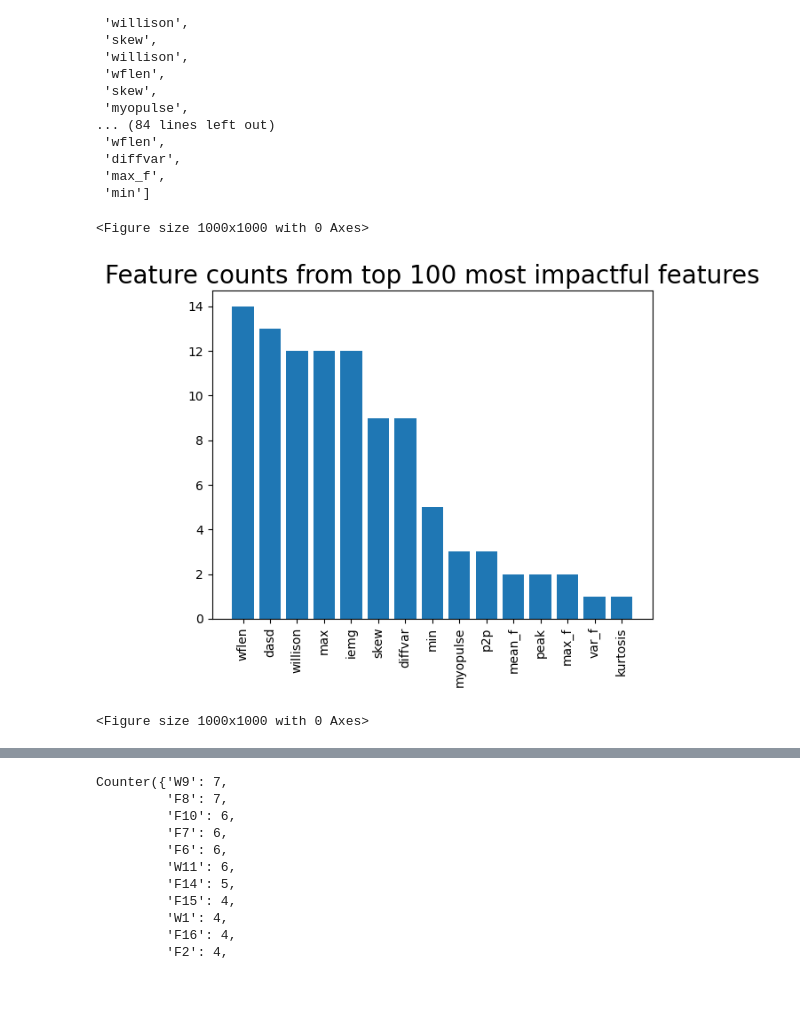
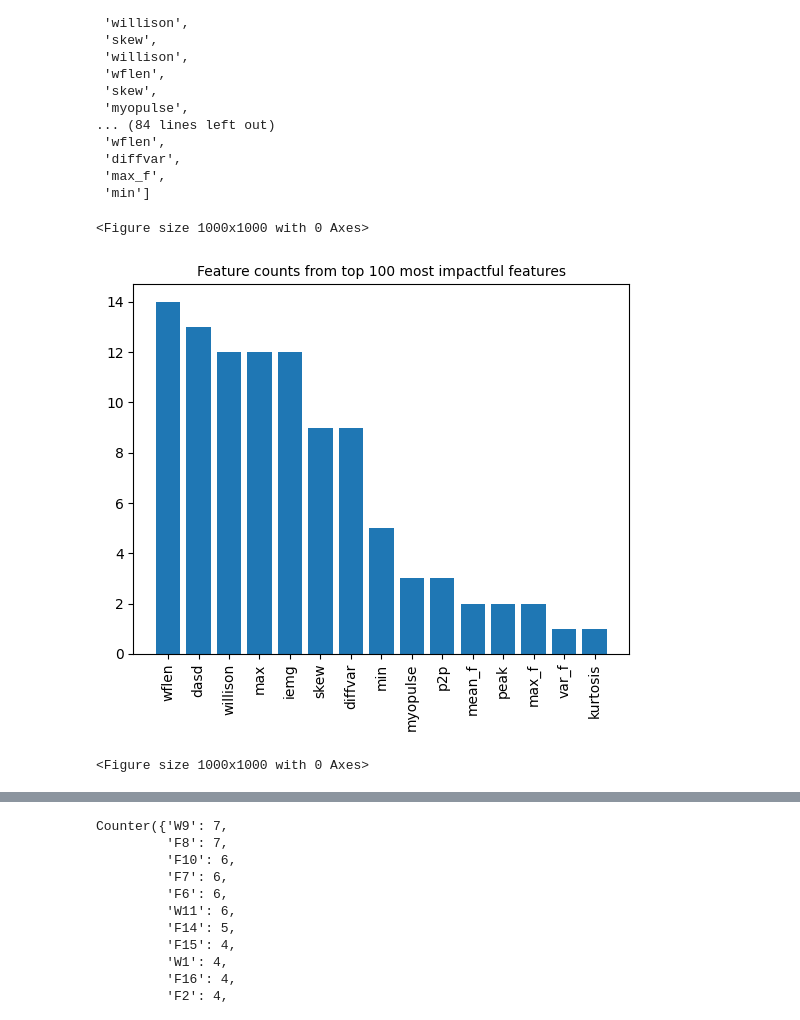
Before and after one commit to tanmaygadgil/DS5500-project, a Jupyter notebook: DL/XGB experiments.ipynb, the cells around one changed output, grey strips where cells are left out. Drawn from its saved outputs; the diff is of its cells as text; code cells hidden in the pictures; blank space fills up the shorter version.

```diff
--- a/DL/XGB experiments.ipynb
+++ b/DL/XGB experiments.ipynb
@@ -235,12 +235,12 @@ sorted_electrode_counts = dict(sorted(electrodes_counts.items(), key=lambda x: x
 # %%
 plt.xticks(rotation=90)
 
-plt.title("Feature counts from top 100 most impactful features", fontsize = 20)
+plt.title("Feature counts from top 100 most impactful features", fontsize = 10)
 plt.bar(x = sorted_feat_counts.keys(), height=sorted_feat_counts.values(), )
 plt.figure(figsize=(10,10))
 # %% [output]
 <Figure size 1000x1000 with 0 Axes>
-[figure, old version]
+[figure, new version]
 <Figure size 1000x1000 with 0 Axes>
 # %%
 plt.xticks(rotation=90)
```
Also changed, not shown: parts of 1 cell of this notebook, 4 other files.
